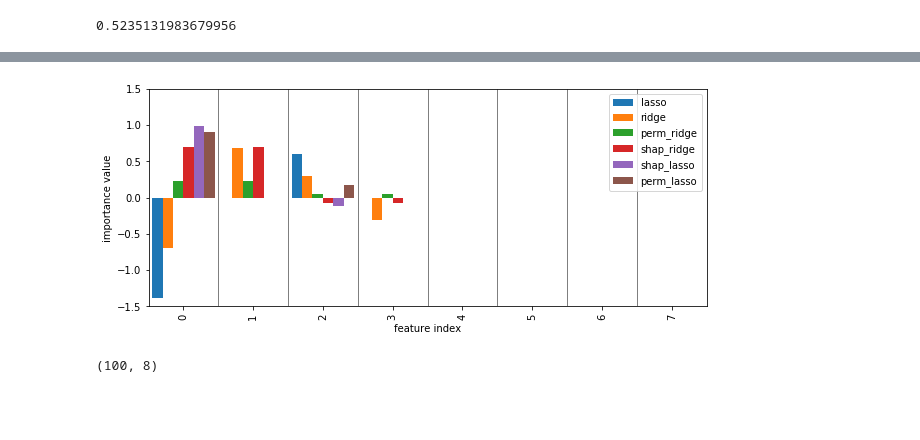
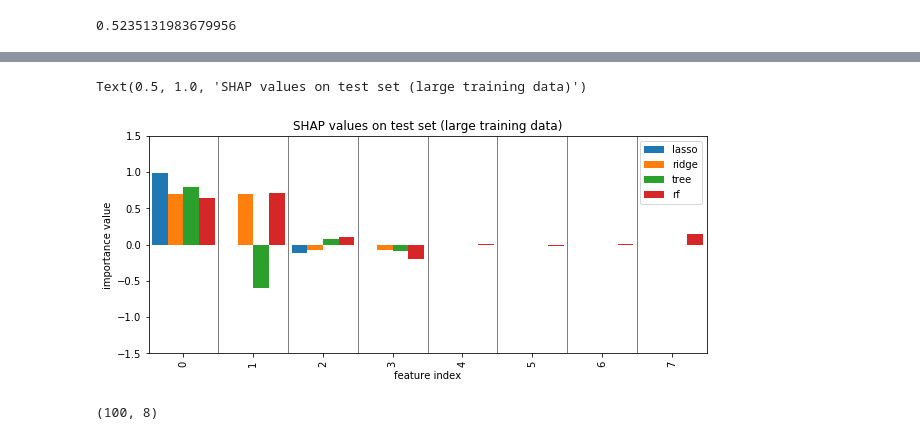
Before and after one commit to amueller/COMS4995-s19, a Jupyter notebook: slides/aml-12-interpretation-feature-selection/aml-12-feature-selection-interpretation.ipynb, the cells around one changed output, grey strips where cells are left out. Cells and saved outputs as stored; diff of their text form; code cells hidden in the pictures; blank space fills up the shorter version.

```diff
--- a/slides/aml-12-interpretation-feature-selection/aml-12-feature-selection-interpretation.ipynb
+++ b/slides/aml-12-interpretation-feature-selection/aml-12-feature-selection-interpretation.ipynb
@@ -253,3 +227,8 @@ plot_importance({'lasso': lasso.coef_, 'ridge': ridge.coef_, 'drop_ridge': drop_
+# %%
+tree = grid.best_estimator_
+plot_importance({'lasso': perm_lasso_test, 'ridge': perm_ridge_test, 'tree': perm_tree_test, 'rf':perm_rf_test})
+plt.title("Permutation importance on test set (large training data)")
+plt.savefig("images/permutation_importance_big.png")
 # %%
 import shap
 
@@ -274,11 +244,21 @@ perm_lasso_test = permutation_importance(lasso, X_test, y_test).mean(axis=1)
-# %%
-
-
-
-plot_importance({'lasso': lasso.coef_, 'ridge': ridge.coef_,
-              'perm_ridge': perm_ridge_test, 'shap_ridge': shap_ridge, 'shap_lasso': shap_lasso, 'perm_lasso': perm_lasso_test})
-# %% [output]
-[figure, removed]
+# %%
+def shap_trees(model, X_train, X_test, approximate=False, tree_limit=None):
+    tree_explainer = shap.TreeExplainer(model, X_train)
+    shap_values = tree_explainer.shap_values(X_test, approximate=approximate, tree_limit=tree_limit)
+    s = shap_values.mean(axis=0)
+    s /= np.linalg.norm(s)
+    return s
+# %%
+shap_tree = shap_trees(tree, X_train, X_test)
+# %%
+shap_forest = shap_trees(rf, X_train, X_test, approximate=True, tree_limit=10)
+# %%
+plot_importance({'lasso': shap_lasso, 'ridge': shap_ridge, 'tree': shap_tree, 'rf':shap_forest})
+plt.title("SHAP values on test set (large training data)")
+plt.savefig("images/shap_big.png")
+# %% [output]
+Text(0.5, 1.0, 'SHAP values on test set (large training data)')
+[figure, added]
 # %%
 # X_test is actually big, not small, but that would be confusing naming, right?
 X_train_small, X_test_small, y_train_small, y_test_small = train_test_split(X, y, train_size=0.001, random_state=0)
```
Also changed, not shown: parts of 14 cells of this notebook, 5 other files.
